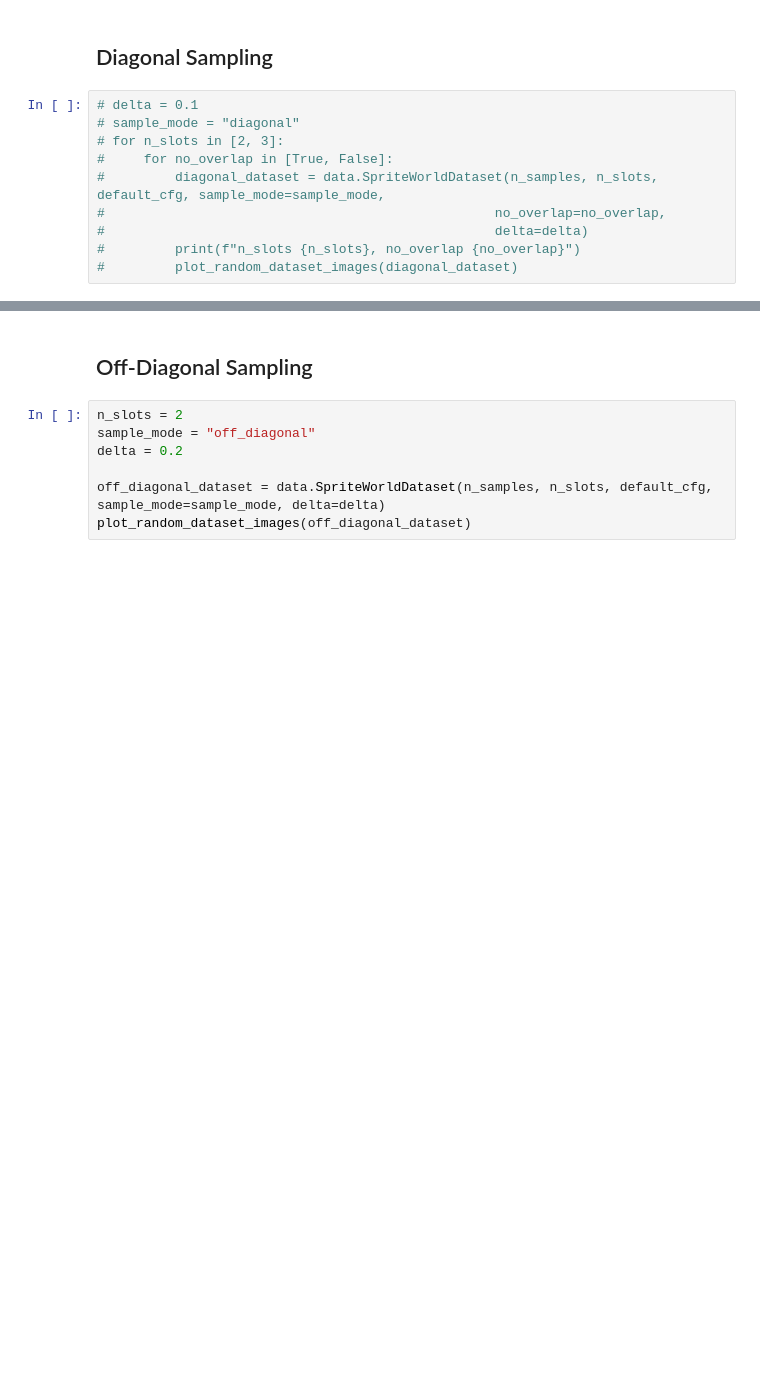
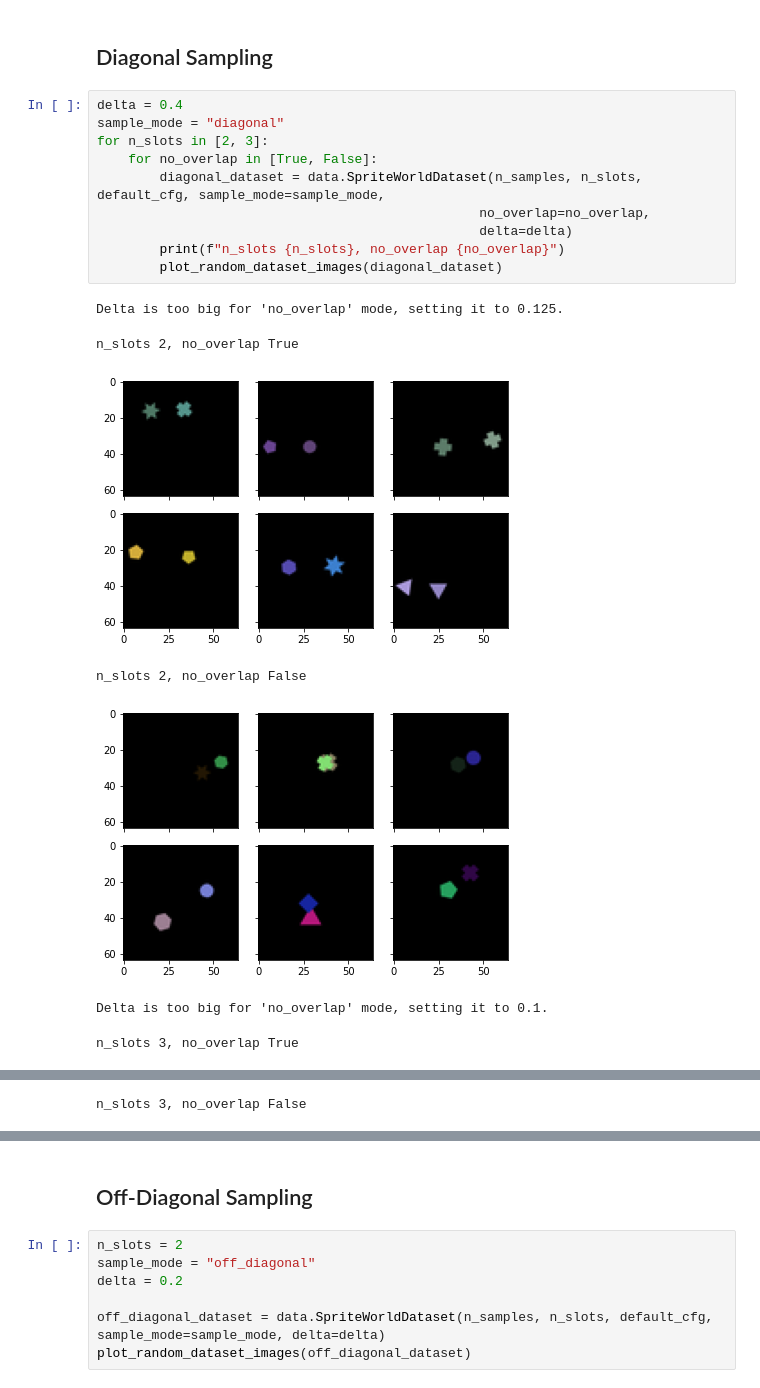
Before and after one commit to brendel-group/objects-compositional-generalization, a Jupyter notebook: notebooks/Sprite-World Dataset Example.ipynb, the cells around one changed output, grey strips where cells are left out. Saved outputs shown, nothing was run; the diff lists cells and outputs as text; blank space fills up the shorter version.

```diff
--- a/notebooks/Sprite-World Dataset Example.ipynb
+++ b/notebooks/Sprite-World Dataset Example.ipynb
@@ -37,12 +37,20 @@ plot_random_dataset_images(random_dataset)
 # %% [markdown]
 ## Diagonal Sampling
 # %%
-# delta = 0.1
-# sample_mode = "diagonal"
-# for n_slots in [2, 3]:
-#     for no_overlap in [True, False]:
-#         diagonal_dataset = data.SpriteWorldDataset(n_samples, n_slots, default_cfg, sample_mode=sample_mode,
-#                                                  no_overlap=no_overlap,
-#                                                  delta=delta)
-#         print(f"n_slots {n_slots}, no_overlap {no_overlap}")
-#         plot_random_dataset_images(diagonal_dataset)
+delta = 0.4
+sample_mode = "diagonal"
+for n_slots in [2, 3]:
+    for no_overlap in [True, False]:
+        diagonal_dataset = data.SpriteWorldDataset(n_samples, n_slots, default_cfg, sample_mode=sample_mode,
+                                                 no_overlap=no_overlap,
+                                                 delta=delta)
+        print(f"n_slots {n_slots}, no_overlap {no_overlap}")
+        plot_random_dataset_images(diagonal_dataset)
+# %% [output]
+Delta is too big for 'no_overlap' mode, setting it to 0.125.
+n_slots 2, no_overlap True
+[figure, added]
+n_slots 2, no_overlap False
+[figure, added]
+Delta is too big for 'no_overlap' mode, setting it to 0.1.
+n_slots 3, no_overlap True
@@ -48,0 +58 @@ plot_random_dataset_images(random_dataset)
+n_slots 3, no_overlap False
```
Also changed, not shown: parts of 11 cells of this notebook, 2 other files.
